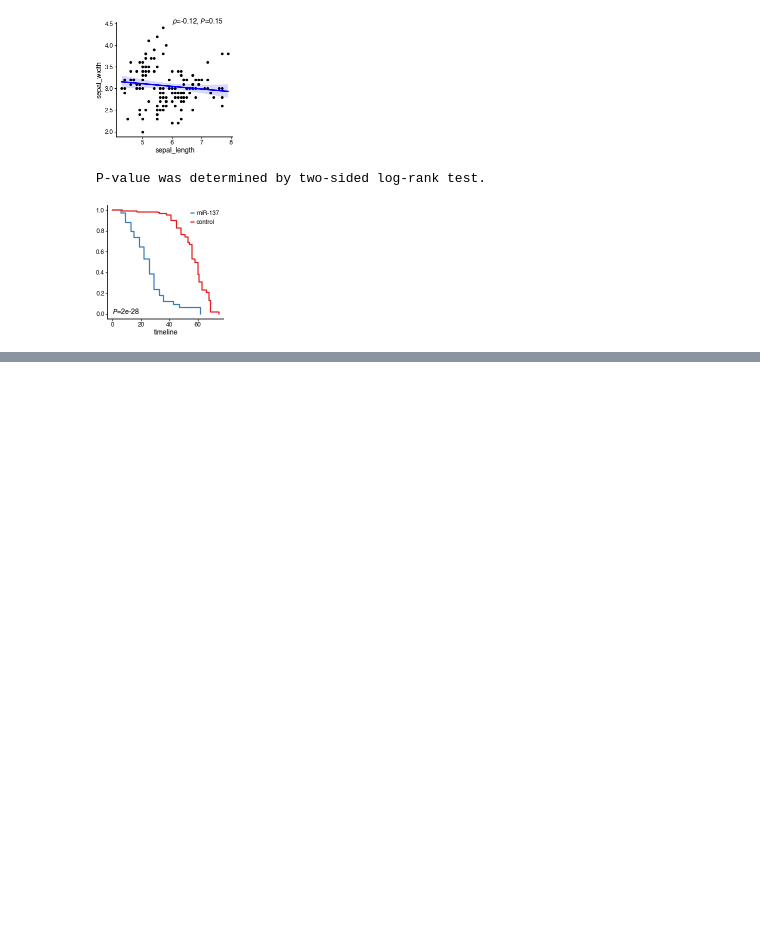
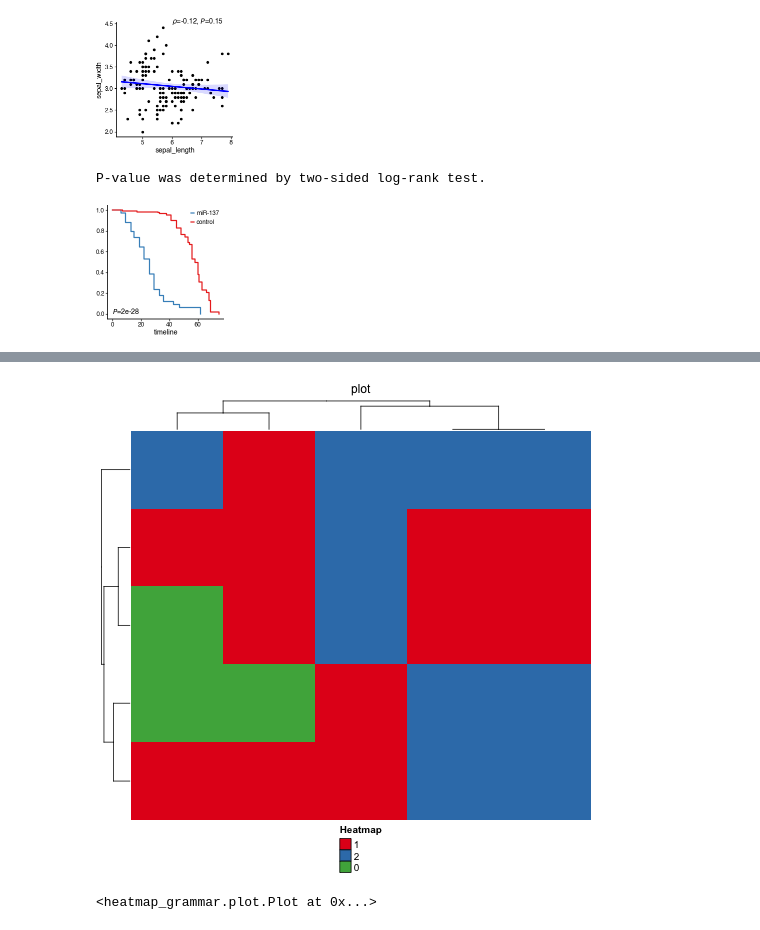
Before and after one commit to faridrashidi/cnsplots, a Jupyter notebook: notebooks/matplotlib.ipynb, the cells around one changed output, grey strips where cells are left out. Saved outputs shown, nothing was run; the diff lists cells and outputs as text; code cells hidden in the pictures; blank space fills up the shorter version.

```diff
--- a/notebooks/matplotlib.ipynb
+++ b/notebooks/matplotlib.ipynb
@@ -129,3 +88,9 @@ sns.clustermap(
 # %%
+adata_iris = sc.AnnData(iris.drop('species', axis=1))
+adata_iris.obs = iris['species'].to_frame()
+
 df = pd.DataFrame(np.random.randint(0, 3, (5,5)), columns=["a","b","c","d","e"], index=["c1","c2","c3","c4","c5"])
-adata = sc.AnnData(df)
+df = df.astype(str)
+adata = sc.AnnData(df, dtype=str)
+adata.obs['r1'] = ['r1', 'r1', 'r2', 'r2', 'r2']
+adata.var['c1'] = ['c1', 'c1', 'c2', 'c2', 'c2']
@@ -135,0 +97,13 @@ Fontconfig warning: ignoring UTF-8: not a valid region tag
+# %%
+cns.heatmap(
+    adata,
+    title="plot",
+    cluster_rows=True,
+    cluster_columns=True,
+    show_row_names=False,
+    show_column_names=False,
+)
+# cns.heatmap(adata_iris)
+# %% [output]
+[figure, added]
+<heatmap_grammar.plot.Plot at 0x...>
```
Also changed, not shown: parts of 7 cells of this notebook, 1 other file.
